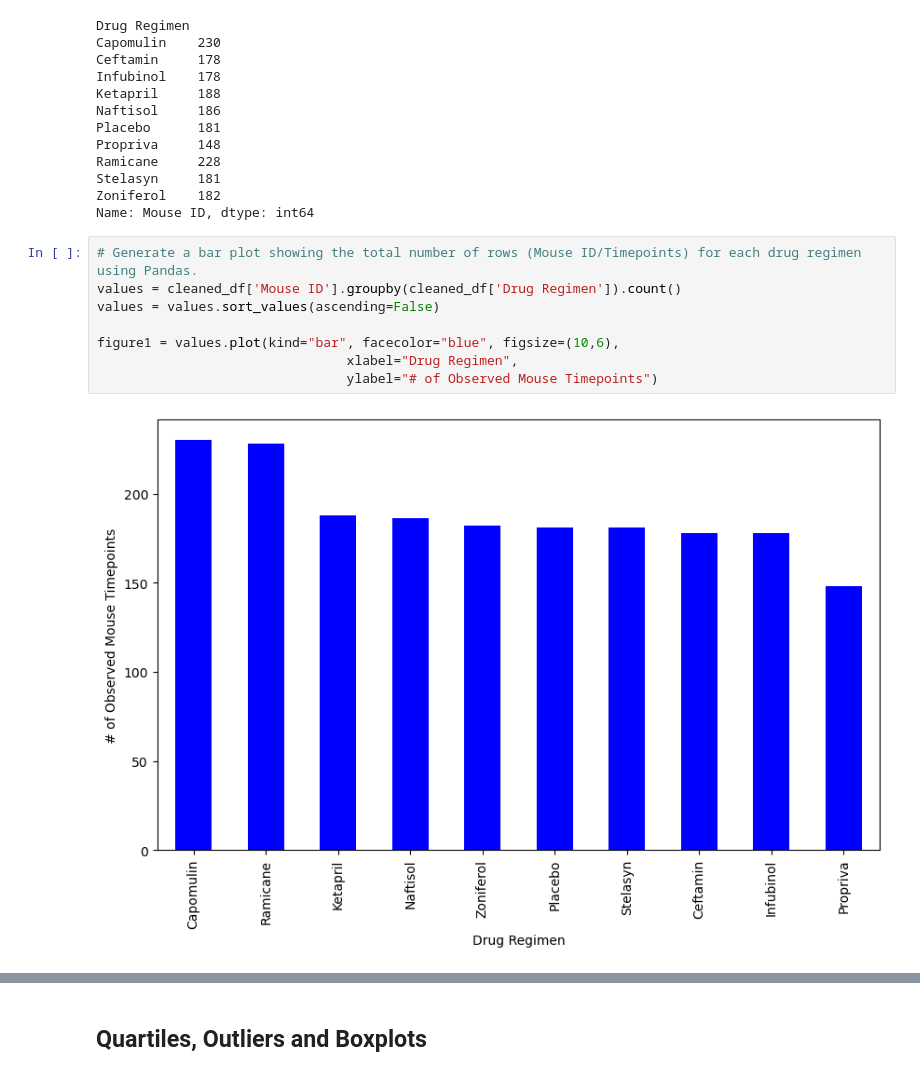
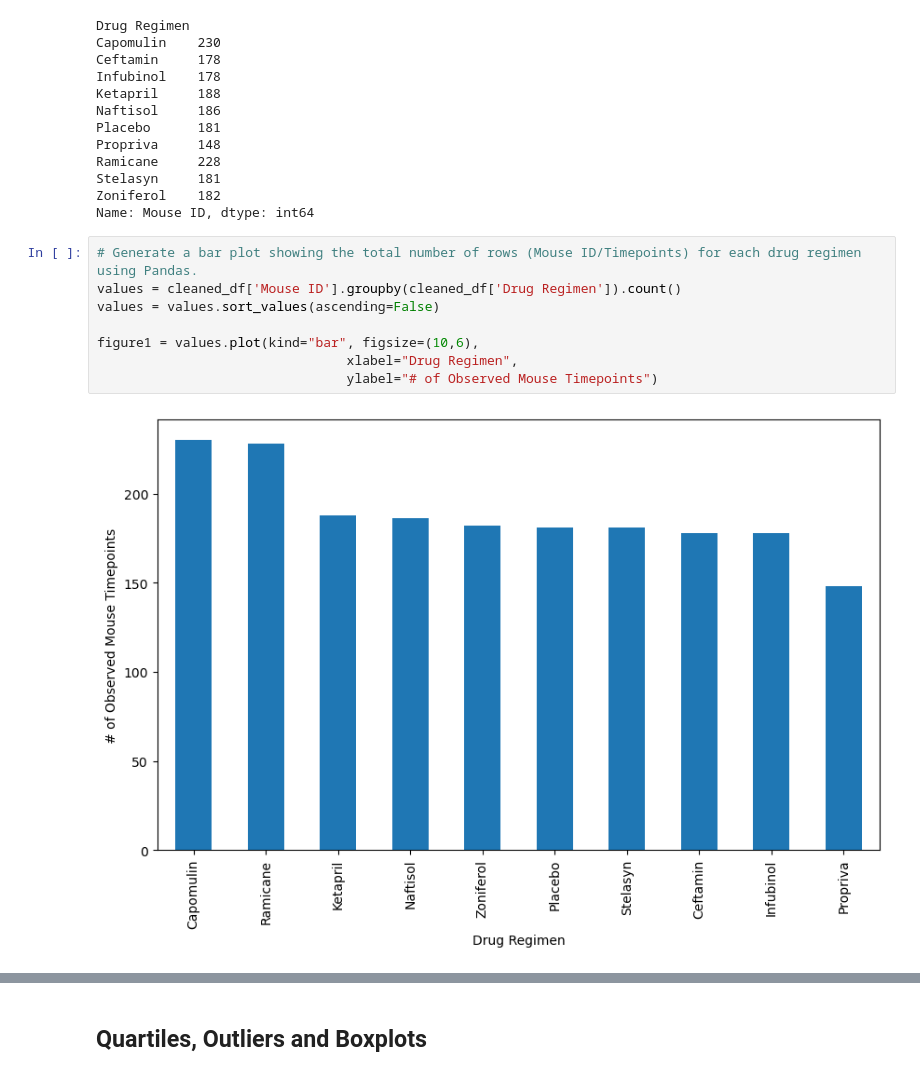
Before and after one commit to Chud-rf/Pymaceuticals-challenge, a Jupyter notebook: pymaceuticals_starter.ipynb, the cells around one changed output, grey strips where cells are left out. Saved outputs shown, nothing was run; the diff lists cells and outputs as text.

```diff
--- a/pymaceuticals_starter.ipynb
+++ b/pymaceuticals_starter.ipynb
@@ -157,12 +157,12 @@ Name: Mouse ID, dtype: int64
 # %%
 # Generate a bar plot showing the total number of rows (Mouse ID/Timepoints) for each drug regimen using Pandas.
 values = cleaned_df['Mouse ID'].groupby(cleaned_df['Drug Regimen']).count()
 values = values.sort_values(ascending=False)
 
-figure1 = values.plot(kind="bar", facecolor="blue", figsize=(10,6),
+figure1 = values.plot(kind="bar", figsize=(10,6),
                                 xlabel="Drug Regimen",
                                 ylabel="# of Observed Mouse Timepoints")
 # %% [output]
-[figure, old version]
+[figure, new version]
 # %%
 # Generate a bar plot showing the total number of rows (Mouse ID/Timepoints) for each drug regimen using pyplot.
```
Also changed, not shown: parts of 4 cells of this notebook.
